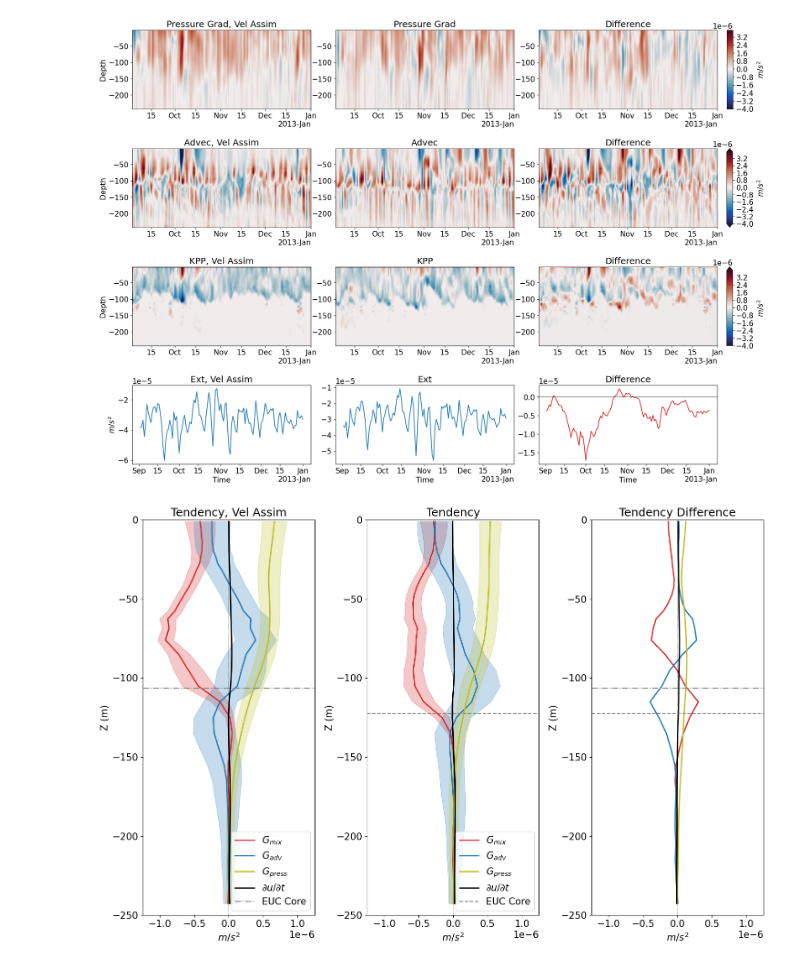
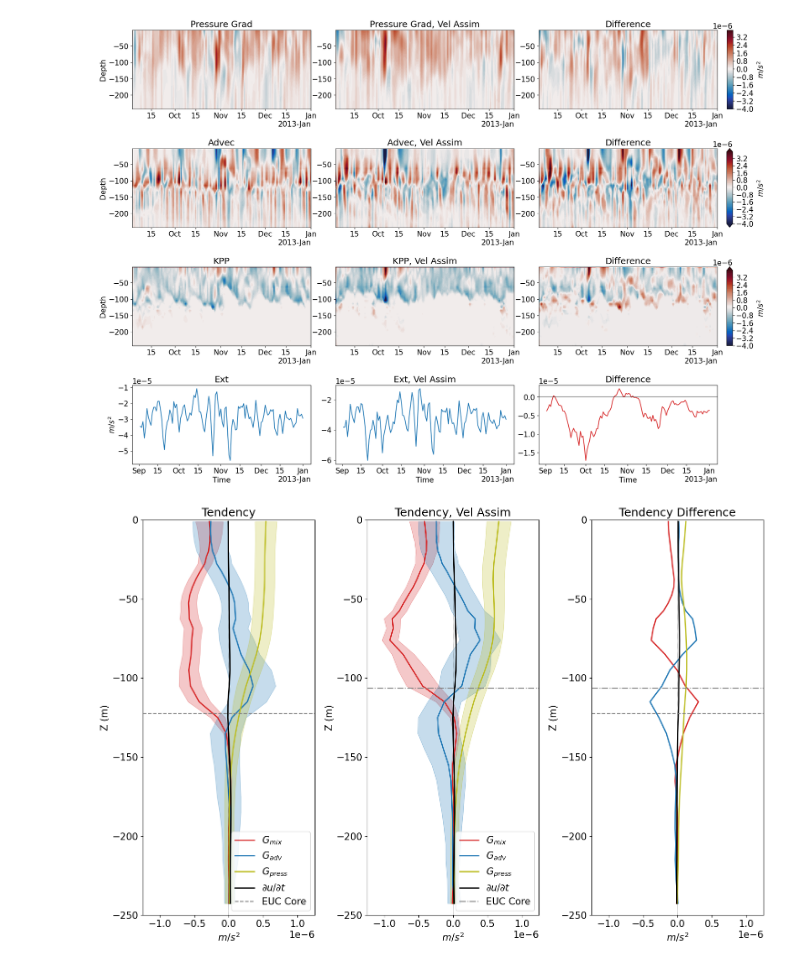
Before and after one commit to eldavenport/mitgcm-mombudg, a Jupyter notebook: zonal_budget_compare.ipynb, the cells around one changed output. Saved outputs shown, nothing was run; the diff lists cells and outputs as text; code cells hidden in the pictures.

Commit message:
upating mom budg comparison figures for readability

```diff
--- a/zonal_budget_compare.ipynb
+++ b/zonal_budget_compare.ipynb
@@ -199,19 +199,19 @@ gs = gridspec.GridSpec(4, 6, width_ratios=[30, 1, 30, 1, 30, 1], height_ratios=[
 # --- Row 1 ---
 ax0 = fig.add_subplot(gs[0, 0])
 # cax0 = fig.add_subplot(gs[0, 1])
-Um_dPhiX_vel.plot.contourf(ax=ax0, x='time', y='Z', levels=levels, cmap=cmo.balance,
+Um_dPhiX.plot.contourf(ax=ax0, x='time', y='Z', levels=levels, cmap=cmo.balance,
                        add_colorbar=False,
                        norm=TwoSlopeNorm(vmin=vmin, vcenter=0, vmax=vmax))
-ax0.set_title('Pressure Grad, Vel Assim')
+ax0.set_title('Pressure Grad')
 ax0.set_xlabel('')
 ax0.set_ylabel('Depth')
 
 ax01 = fig.add_subplot(gs[0, 2])
 # cax01 = fig.add_subplot(gs[0, 3])
-Um_dPhiX.plot.contourf(ax=ax01, x='time', y='Z', levels=levels, cmap=cmo.balance,
+Um_dPhiX_vel.plot.contourf(ax=ax01, x='time', y='Z', levels=levels, cmap=cmo.balance,
                        add_colorbar=False,
                        norm=TwoSlopeNorm(vmin=vmin, vcenter=0, vmax=vmax))
-ax01.set_title('Pressure Grad')
+ax01.set_title('Pressure Grad, Vel Assim')
 ax01.set_xlabel('')
 ax01.set_ylabel('')
 
@@ -227,19 +227,19 @@ ax02.set_ylabel('')
 # --- Row 2 ---
 ax1 = fig.add_subplot(gs[1, 0])
 # cax1 = fig.add_subplot(gs[1, 1])
-Um_Advec_vel.plot.contourf(ax=ax1, x='time', y='Z', levels=levels, cmap=cmo.balance,
+Um_Advec.plot.contourf(ax=ax1, x='time', y='Z', levels=levels, cmap=cmo.balance,
                        add_colorbar=False,
                        norm=TwoSlopeNorm(vmin=vmin, vcenter=0, vmax=vmax))
-ax1.set_title('Advec, Vel Assim')
+ax1.set_title('Advec')
 ax1.set_xlabel('')
 ax1.set_ylabel('Depth')
 
 ax11 = fig.add_subplot(gs[1, 2])
 # cax11 = fig.add_subplot(gs[1, 3])
-Um_Advec.plot.contourf(ax=ax11, x='time', y='Z', levels=levels, cmap=cmo.balance,
+Um_Advec_vel.plot.contourf(ax=ax11, x='time', y='Z', levels=levels, cmap=cmo.balance,
                        add_colorbar=False,
                        norm=TwoSlopeNorm(vmin=vmin, vcenter=0, vmax=vmax))
-ax11.set_title('Advec')
+ax11.set_title('Advec, Vel Assim')
 ax11.set_xlabel('')
 ax11.set_ylabel('')
 
@@ -255,19 +255,19 @@ ax12.set_ylabel('')
 # --- Row 3 ---
 ax2 = fig.add_subplot(gs[2, 0])
 # cax2 = fig.add_subplot(gs[2, 1])
-KPP_momU_vel.plot.contourf(ax=ax2, x='time', y='Z', levels=levels, cmap=cmo.balance,
+KPP_momU.plot.contourf(ax=ax2, x='time', y='Z', levels=levels, cmap=cmo.balance,
                        add_colorbar=False,
                        norm=TwoSlopeNorm(vmin=vmin, vcenter=0, vmax=vmax))
-ax2.set_title('KPP, Vel Assim')
+ax2.set_title('KPP')
 ax2.set_xlabel('')
 ax2.set_ylabel('Depth')
 
 ax21 = fig.add_subplot(gs[2, 2])
 # cax21 = fig.add_subplot(gs[2, 3])
-KPP_momU.plot.contourf(ax=ax21, x='time', y='Z', levels=levels, cmap=cmo.balance,
+KPP_momU_vel.plot.contourf(ax=ax21, x='time', y='Z', levels=levels, cmap=cmo.balance,
                        add_colorbar=False,
                        norm=TwoSlopeNorm(vmin=vmin, vcenter=0, vmax=vmax))
-ax21.set_title('KPP')
+ax21.set_title('KPP, Vel Assim')
 ax21.set_xlabel('')
 ax21.set_ylabel('')
 
@@ -282,14 +282,14 @@ ax22.set_ylabel('')
 
 # --- Row 4 (no colorbar, but same width as others) ---
 ax3 = fig.add_subplot(gs[3, 0])
-Um_Ext_vel.isel(Z=0).plot(ax=ax3, x='time')
-ax3.set_title('Ext, Vel Assim')
+Um_Ext.isel(Z=0).plot(ax=ax3, x='time')
+ax3.set_title('Ext')
 ax3.set_xlabel('Time')
 ax3.set_ylabel('$m/s^2$')
 
 ax31 = fig.add_subplot(gs[3, 2])
-Um_Ext.isel(Z=0).plot(ax=ax31, x='time')
-ax31.set_title('Ext')
+Um_Ext_vel.isel(Z=0).plot(ax=ax31, x='time')
+ax31.set_title('Ext, Vel Assim')
 ax31.set_xlabel('Time')
 ax31.set_ylabel('')
 
@@ -305,7 +305,7 @@ ax32.set_ylabel('')
 plt.tight_layout()
 fig.savefig(folder_name + 'mombudget_terms_timeseries.png')
 # %% [output]
-[figure, old version]
+[figure, new version]
 # %%
 uvel = ds.UVEL.sel(Z=slice(zMax,zMin),YC=slice(latMin,latMax)).sel(XG=[lon],method='nearest').squeeze().mean(dim='YC').compute()
 EUC_Core = ds.Z[uvel.argmax(dim='Z')].mean(dim='time').compute()
@@ -317,60 +317,60 @@ xmin = -1.25*(10**-6)
 xmax = 1.25*(10**-6)
 
 fig, ax = plt.subplots(figsize=(15,10), ncols=3)
-KPP_momU_vel_mean.plot(ax=ax[0],y='Z',linewidth=2.0,color='tab:red',label=r'$G_{mix}$')
-ax[0].fill_betweenx(KPP_momU_vel_mean.Z,KPP_momU_vel_mean-KPP_momU_vel_std,KPP_momU_vel_mean+KPP_momU_vel_std,color='tab:red',label='_nolegend_',alpha=0.25)
-Um_Advec_vel_mean.plot(ax=ax[0],y='Z',linewidth=2.0,color='tab:blue',label=r'$G_{adv}$')
-ax[0].fill_betweenx(Um_Advec_vel_mean.Z,Um_Advec_vel_mean-Um_Advec_vel_std,Um_Advec_vel_mean+Um_Advec_vel_std,color='tab:blue',label='_nolegend_',alpha=0.25)
-Um_dPhiX_vel_mean.plot(ax=ax[0],y='Z',linewidth=2.0,color='tab:olive',label=r'$G_{press}$')
-ax[0].fill_betweenx(Um_dPhiX_vel_mean.Z,Um_dPhiX_vel_mean-Um_dPhiX_vel_std,Um_dPhiX_vel_mean+Um_dPhiX_vel_std,color='tab:olive',label='_nolegend_',alpha=0.25)
-Um_TOT_vel_mean.plot(ax=ax[0],y='Z',linewidth=2.0,color='k',label=r'$\partial u/\partial t$')
+KPP_momU_mean.plot(ax=ax[0],y='Z',linewidth=2.0,color='tab:red',label=r'$G_{mix}$')
+ax[0].fill_betweenx(KPP_momU_mean.Z,KPP_momU_mean-KPP_momU_std,KPP_momU_mean+KPP_momU_std,color='tab:red',label='_nolegend_',alpha=0.25)
+Um_Advec_mean.plot(ax=ax[0],y='Z',linewidth=2.0,color='tab:blue',label=r'$G_{adv}$')
+ax[0].fill_betweenx(Um_Advec_mean.Z,Um_Advec_mean-Um_Advec_std,Um_Advec_mean+Um_Advec_std,color='tab:blue',label='_nolegend_',alpha=0.25)
+Um_dPhiX_mean.plot(ax=ax[0],y='Z',linewidth=2.0,color='tab:olive',label=r'$G_{press}$')
+ax[0].fill_betweenx(Um_dPhiX_mean.Z,Um_dPhiX_mean-Um_dPhiX_std,Um_dPhiX_mean+Um_dPhiX_std,color='tab:olive',label='_nolegend_',alpha=0.25)
+Um_TOT_mean.plot(ax=ax[0],y='Z',linewidth=2.0,color='k',label=r'$\partial u/\partial t$')
 ax[0].axvline(0,linestyle='--',linewidth=0.3,color='k')
-ax[0].axhline(EUC_Core_vel,linestyle='-.',linewidth=1.5,color='tab:gray',label='EUC Core')
+ax[0].axhline(EUC_Core,linestyle='--',linewidth=1.5,color='tab:gray',label='EUC Core')
 ax[0].set_ylim(zMin,0)
 ax[0].set_xlim(xmin,xmax)
 ax[0].legend(loc='lower right')
-ax[0].set_title('Tendency, Vel Assim')
+ax[0].set_title('Tendency')
 ax[0].set_xlabel('$m/s^2$')
 ax[0].set_ylabel('Z (m)')
 
-KPP_momU_mean.plot(ax=ax[1],y='Z',linewidth=2.0,color='tab:red',label=r'$G_{mix}$')
-ax[1].fill_betweenx(KPP_momU_mean.Z,KPP_momU_mean-KPP_momU_std,KPP_momU_mean+KPP_momU_std,color='tab:red',label='_nolegend_',alpha=0.25)
-Um_Advec_mean.plot(ax=ax[1],y='Z',linewidth=2.0,color='tab:blue',label=r'$G_{adv}$')
-ax[1].fill_betweenx(Um_Advec_mean.Z,Um_Advec_mean-Um_Advec_std,Um_Advec_mean+Um_Advec_std,color='tab:blue',label='_nolegend_',alpha=0.25)
-Um_dPhiX_mean.plot(ax=ax[1],y='Z',linewidth=2.0,color='tab:olive',label=r'$G_{press}$')
-ax[1].fill_betweenx(Um_dPhiX_mean.Z,Um_dPhiX_mean-Um_dPhiX_std,Um_dPhiX_mean+Um_dPhiX_std,color='tab:olive',label='_nolegend_',alpha=0.25)
-Um_TOT_mean.plot(ax=ax[1],y='Z',linewidth=2.0,color='k',label=r'$\partial u/\partial t$')
+KPP_momU_vel_mean.plot(ax=ax[1],y='Z',linewidth=2.0,color='tab:red',label=r'$G_{mix}$')
+ax[1].fill_betweenx(KPP_momU_vel_mean.Z,KPP_momU_vel_mean-KPP_momU_vel_std,KPP_momU_vel_mean+KPP_momU_vel_std,color='tab:red',label='_nolegend_',alpha=0.25)
+Um_Advec_vel_mean.plot(ax=ax[1],y='Z',linewidth=2.0,color='tab:blue',label=r'$G_{adv}$')
+ax[1].fill_betweenx(Um_Advec_vel_mean.Z,Um_Advec_vel_mean-Um_Advec_vel_std,Um_Advec_vel_mean+Um_Advec_vel_std,color='tab:blue',label='_nolegend_',alpha=0.25)
+Um_dPhiX_vel_mean.plot(ax=ax[1],y='Z',linewidth=2.0,color='tab:olive',label=r'$G_{press}$')
+ax[1].fill_betweenx(Um_dPhiX_vel_mean.Z,Um_dPhiX_vel_mean-Um_dPhiX_vel_std,Um_dPhiX_vel_mean+Um_dPhiX_vel_std,color='tab:olive',label='_nolegend_',alpha=0.25)
+Um_TOT_vel_mean.plot(ax=ax[1],y='Z',linewidth=2.0,color='k',label=r'$\partial u/\partial t$')
 ax[1].axvline(0,linestyle='--',linewidth=0.3,color='k')
-ax[1].axhline(EUC_Core,linestyle='--',linewidth=1.5,color='tab:gray',label='EUC Core')
+ax[1].axhline(EUC_Core_vel,linestyle='-.',linewidth=1.5,color='tab:gray',label='EUC Core')
 ax[1].set_ylim(zMin,0)
 ax[1].set_xlim(xmin,xmax)
 ax[1].legend(loc='lower right')
-ax[1].set_title('Tendency')
+ax[1].set_title('Tendency, Vel Assim')
 ax[1].set_xlabel('$m/s^2$')
 ax[1].set_ylabel('Z (m)')
 
 KPP_diff = KPP_momU_vel_mean - KPP_momU_mean
 Advec_diff = Um_Advec_vel_mean - Um_Advec_mean
 dPhiX_diff = Um_dPhiX_vel_mean - Um_dPhiX_mean
 TOT_diff = Um_TOT_vel_mean - Um_TOT_mean
 KPP_diff.plot(ax=ax[2],y='Z',linewidth=2.0,color='tab:red',label=r'$G_{mix}$')
 # ax[2].fill_betweenx(KPP_momU_mean.Z,KPP_momU_mean-KPP_momU_std,KPP_momU_mean+KPP_momU_std,color='tab:red',label='_nolegend_',alpha=0.25)
 Advec_diff.plot(ax=ax[2],y='Z',linewidth=2.0,color='tab:blue',label=r'$G_{adv}$')
 # ax[2].fill_betweenx(Um_Advec_mean.Z,Um_Advec_mean-Um_Advec_std,Um_Advec_mean+Um_Advec_std,color='tab:blue',label='_nolegend_',alpha=0.25)
 dPhiX_diff.plot(ax=ax[2],y='Z',linewidth=2.0,color='tab:olive',label=r'$G_{press}$')
 # ax[1].fill_betweenx(Um_dPhiX_mean.Z,Um_dPhiX_mean-Um_dPhiX_std,Um_dPhiX_mean+Um_dPhiX_std,color='tab:olive',label='_nolegend_',alpha=0.25)
 TOT_diff.plot(ax=ax[2],y='Z',linewidth=2.0,color='k',label=r'$\partial u/\partial t$')
 ax[2].axvline(0,linestyle='--',linewidth=0.3,color='k')
 ax[2].axhline(EUC_Core,linestyle='--',linewidth=1.5,color='tab:gray',label='EUC Core')
 ax[2].axhline(EUC_Core_vel,linestyle='-.',linewidth=1.5,color='tab:gray',label='EUC Core')
 ax[2].set_ylim(zMin,0)
 ax[2].set_xlim(xmin,xmax)
 # ax[2].legend(loc='lower right')
 ax[2].set_title('Tendency Difference')
 ax[2].set_xlabel('$m/s^2$')
 ax[2].set_ylabel('Z (m)')
 
 plt.tight_layout()
 fig.savefig(folder_name+'mombudget_terms_meanprof.png')
 # %% [output]
-[figure, old version]
+[figure, new version]
```
Also changed, not shown: parts of 3 cells of this notebook, 5 other files.
